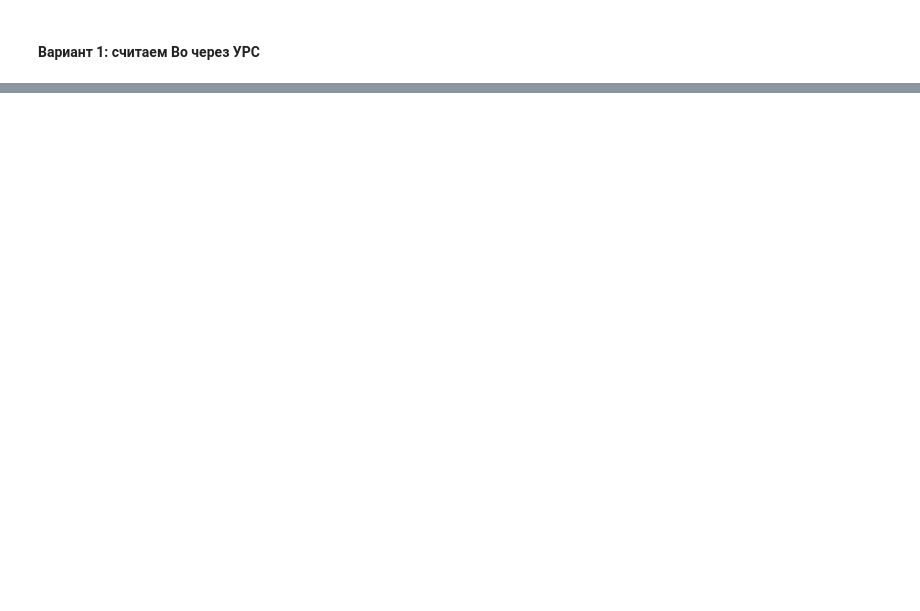
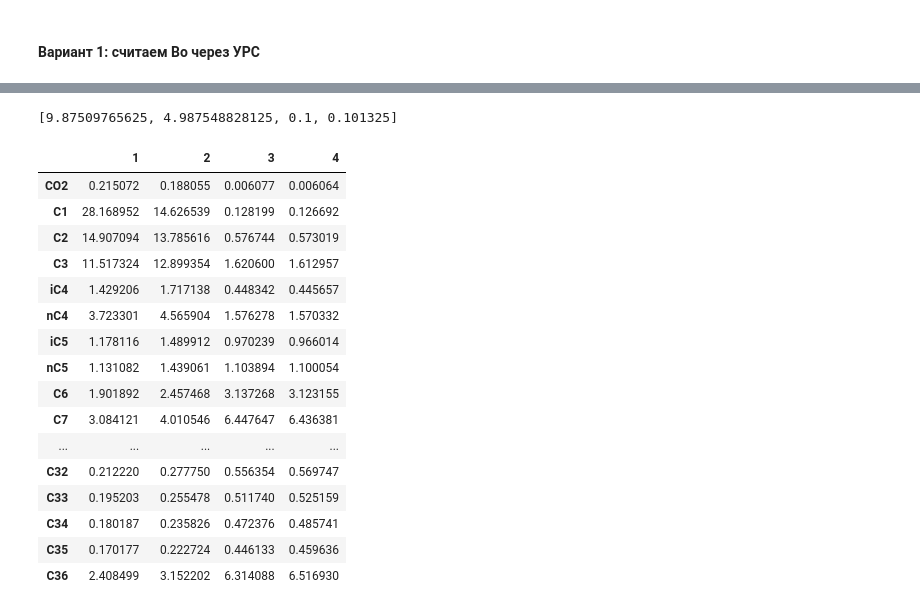
Before and after one commit to SidorenkoDD/BlackBoxFluid, a Jupyter notebook: code/tests2.ipynb, the cells around one changed output, grey strips where cells are left out. Cells and saved outputs as stored; diff of their text form; code cells hidden in the pictures; blank space fills up the shorter version.

```diff
--- a/code/tests2.ipynb
+++ b/code/tests2.ipynb
@@ -601,0 +559,27 @@ plt.plot(df['Pressure'], df['Bo'])
+# %%
+pres
+# %% [output]
+[9.87509765625, 4.987548828125, 0.1, 0.101325]
+# %%
+liquid_composition_by__stages_df = pd.DataFrame(liq_comp).T
+liquid_composition_by__stages_df.columns = ['1', '2', '3', '4']
+liquid_composition_by__stages_df[['1', '2', '3', '4']] = liquid_composition_by__stages_df[['1', '2', '3', '4']] * 100
+liquid_composition_by__stages_df
+# %% [output]
+|  | 1 | 2 | 3 | 4 |
+| CO2 | 0.215072 | 0.188055 | 0.006077 | 0.006064 |
+| C1 | 28.168952 | 14.626539 | 0.128199 | 0.126692 |
+| C2 | 14.907094 | 13.785616 | 0.576744 | 0.573019 |
+| C3 | 11.517324 | 12.899354 | 1.620600 | 1.612957 |
+| iC4 | 1.429206 | 1.717138 | 0.448342 | 0.445657 |
+| nC4 | 3.723301 | 4.565904 | 1.576278 | 1.570332 |
+| iC5 | 1.178116 | 1.489912 | 0.970239 | 0.966014 |
+| nC5 | 1.131082 | 1.439061 | 1.103894 | 1.100054 |
+| C6 | 1.901892 | 2.457468 | 3.137268 | 3.123155 |
+| C7 | 3.084121 | 4.010546 | 6.447647 | 6.436381 |
+| ... | ... | ... | ... | ... |
+| C32 | 0.212220 | 0.277750 | 0.556354 | 0.569747 |
+| C33 | 0.195203 | 0.255478 | 0.511740 | 0.525159 |
+| C34 | 0.180187 | 0.235826 | 0.472376 | 0.485741 |
+| C35 | 0.170177 | 0.222724 | 0.446133 | 0.459636 |
+| C36 | 2.408499 | 3.152202 | 6.314088 | 6.516930 |
```
Also changed, not shown: parts of 20 cells of this notebook, 4 other files.
